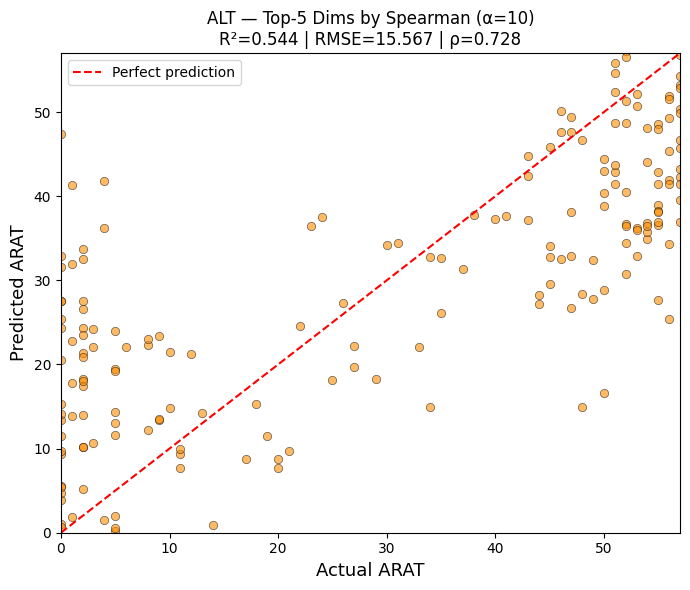
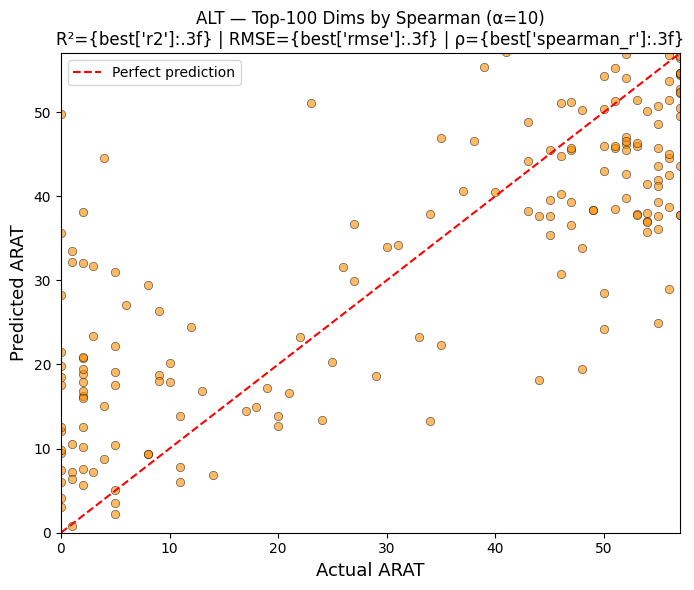
Unified diff of the notebook cell whose output changed from the first chart to the second:
--- before
+++ after
@@ -2,17 +2,29 @@
 import matplotlib.pyplot as plt
 import os
+from sklearn.decomposition import PCA
 
-# FMA results for best configs
-fma_topk5  = loso_regression(X_acc_only[:, top_k_idx[:5]],  fma, pids, alpha=10.0)
-fma_topk30 = loso_regression(X_acc_only[:, top_k_idx[:30]], fma, pids, alpha=10.0)
-fma_pca30  = loso_regression(PCA(n_components=30).fit_transform(X_acc_only), fma, pids, alpha=10.0)
+# Reusable regression results for summary table
+acc_arat = loso_regression(X_acc_only, arat, pids)
+acc_fma  = loso_regression(X_acc_only, fma, pids)
+accstd_arat = loso_regression(X_acc_std, arat, pids)
+accstd_fma  = loso_regression(X_acc_std, fma, pids)
+
+# Keep same row schema as feature_engineering.ipynb
+pca20_arat = results_pca[20]
+pca20_fma  = loso_regression(PCA(n_components=20).fit_transform(X_acc_only), fma, pids, alpha=10.0)
+
+top100_arat = results_topk[100]
+top100_fma  = loso_regression(X_acc_only[:, top_k_idx[:100]], fma, pids, alpha=10.0)
+top128_arat = results_topk[128]
+top128_fma  = loso_regression(X_acc_only[:, top_k_idx[:128]], fma, pids, alpha=10.0)
 
 results_summary = [
-    {"Strategy": "Baseline (mean pool, 1028-d)", "Dims": 1028, "ARAT_R2": baseline_arat['r2'], "ARAT_RMSE": baseline_arat['rmse'], "ARAT_rho": baseline_arat['spearman_r'], "FMA_R2": baseline_fma['r2'], "FMA_RMSE": baseline_fma['rmse'], "FMA_rho": baseline_fma['spearman_r']},
-    {"Strategy": "Acc only (128-d)",             "Dims": 128,  "ARAT_R2": loso_regression(X_acc_only, arat, pids)['r2'], "ARAT_RMSE": loso_regression(X_acc_only, arat, pids)['rmse'], "ARAT_rho": loso_regression(X_acc_only, arat, pids)['spearman_r'], "FMA_R2": loso_regression(X_acc_only, fma, pids)['r2'], "FMA_RMSE": loso_regression(X_acc_only, fma, pids)['rmse'], "FMA_rho": loso_regression(X_acc_only, fma, pids)['spearman_r']},
-    {"Strategy": "Acc mean [0:64]",              "Dims": 64,   "ARAT_R2": loso_regression(X_acc_mean, arat, pids)['r2'], "ARAT_RMSE": loso_regression(X_acc_mean, arat, pids)['rmse'], "ARAT_rho": loso_regression(X_acc_mean, arat, pids)['spearman_r'], "FMA_R2": loso_regression(X_acc_mean, fma, pids)['r2'], "FMA_RMSE": loso_regression(X_acc_mean, fma, pids)['rmse'], "FMA_rho": loso_regression(X_acc_mean, fma, pids)['spearman_r']},
-    {"Strategy": "Top-5 dims by Spearman (α=10)","Dims": 5,    "ARAT_R2": results_topk[5]['r2'], "ARAT_RMSE": results_topk[5]['rmse'], "ARAT_rho": results_topk[5]['spearman_r'], "FMA_R2": fma_topk5['r2'], "FMA_RMSE": fma_topk5['rmse'], "FMA_rho": fma_topk5['spearman_r']},
-    {"Strategy": "Top-30 dims by Spearman (α=10)","Dims": 30,  "ARAT_R2": results_topk[30]['r2'], "ARAT_RMSE": results_topk[30]['rmse'], "ARAT_rho": results_topk[30]['spearman_r'], "FMA_R2": fma_topk30['r2'], "FMA_RMSE": fma_topk30['rmse'], "FMA_rho": fma_topk30['spearman_r']},
-    {"Strategy": "PCA n=30 on acc (α=10)",       "Dims": 30,   "ARAT_R2": results_pca[30]['r2'], "ARAT_RMSE": results_pca[30]['rmse'], "ARAT_rho": results_pca[30]['spearman_r'], "FMA_R2": fma_pca30['r2'], "FMA_RMSE": fma_pca30['rmse'], "FMA_rho": fma_pca30['spearman_r']},
+    {"Strategy": "Baseline (mean pool, 1028-d)",        "Dims": 1028, "ARAT_R2": baseline_arat['r2'], "ARAT_RMSE": baseline_arat['rmse'], "ARAT_rho": baseline_arat['spearman_r'], "FMA_R2": baseline_fma['r2'], "FMA_RMSE": baseline_fma['rmse'], "FMA_rho": baseline_fma['spearman_r']},
+    {"Strategy": "Acc only (128-d)",                    "Dims": 128,  "ARAT_R2": acc_arat['r2'], "ARAT_RMSE": acc_arat['rmse'], "ARAT_rho": acc_arat['spearman_r'], "FMA_R2": acc_fma['r2'], "FMA_RMSE": acc_fma['rmse'], "FMA_rho": acc_fma['spearman_r']},
+    {"Strategy": "Acc std only (64-d)",                 "Dims": 64,   "ARAT_R2": accstd_arat['r2'], "ARAT_RMSE": accstd_arat['rmse'], "ARAT_rho": accstd_arat['spearman_r'], "FMA_R2": accstd_fma['r2'], "FMA_RMSE": accstd_fma['rmse'], "FMA_rho": accstd_fma['spearman_r']},
+    {"Strategy": "Acc mean+std (128-d)",                "Dims": 128,  "ARAT_R2": acc_arat['r2'], "ARAT_RMSE": acc_arat['rmse'], "ARAT_rho": acc_arat['spearman_r'], "FMA_R2": acc_fma['r2'], "FMA_RMSE": acc_fma['rmse'], "FMA_rho": acc_fma['spearman_r']},
+    {"Strategy": "PCA n=20 on acc (no leakage, α=10)",  "Dims": 20,   "ARAT_R2": pca20_arat['r2'], "ARAT_RMSE": pca20_arat['rmse'], "ARAT_rho": pca20_arat['spearman_r'], "FMA_R2": pca20_fma['r2'], "FMA_RMSE": pca20_fma['rmse'], "FMA_rho": pca20_fma['spearman_r']},
+    {"Strategy": "Top-100 dims by Spearman (α=10)",     "Dims": 100,  "ARAT_R2": top100_arat['r2'], "ARAT_RMSE": top100_arat['rmse'], "ARAT_rho": top100_arat['spearman_r'], "FMA_R2": top100_fma['r2'], "FMA_RMSE": top100_fma['rmse'], "FMA_rho": top100_fma['spearman_r']},
+    {"Strategy": "Top-128 dims by Spearman (α=10)",     "Dims": 128,  "ARAT_R2": top128_arat['r2'], "ARAT_RMSE": top128_arat['rmse'], "ARAT_rho": top128_arat['spearman_r'], "FMA_R2": top128_fma['r2'], "FMA_RMSE": top128_fma['rmse'], "FMA_rho": top128_fma['spearman_r']},
 ]
 
@@ -24,6 +36,6 @@
 print("\nSaved to results/feature_engineering/metrics/aggregation_results_alt.csv")
 
-# Scatter plot for best strategy (Top-5)
-best = results_topk[5]
+
+best = results_topk[100]
 fig, ax = plt.subplots(figsize=(7, 6))
 ax.scatter(best['y_true'], best['y_pred'], alpha=0.6, edgecolors='k', linewidths=0.5, color='darkorange')
@@ -31,5 +43,5 @@
 ax.set_xlabel("Actual ARAT", fontsize=13)
 ax.set_ylabel("Predicted ARAT", fontsize=13)
-ax.set_title(f"ALT — Top-5 Dims by Spearman (α=10)\nR²={best['r2']:.3f} | RMSE={best['rmse']:.3f} | ρ={best['spearman_r']:.3f}", fontsize=12)
+ax.set_title("ALT — Top-100 Dims by Spearman (α=10)\nR²={best['r2']:.3f} | RMSE={best['rmse']:.3f} | ρ={best['spearman_r']:.3f}", fontsize=12)
 ax.legend()
 ax.set_xlim(0, 57)
@@ -40,2 +52,3 @@
 plt.show()
 print("Saved to results/feature_engineering/figures/predicted_vs_actual_alt.png")
+

Commit: Standardize feature-engineering summaries and Top-100 figures across pipelines